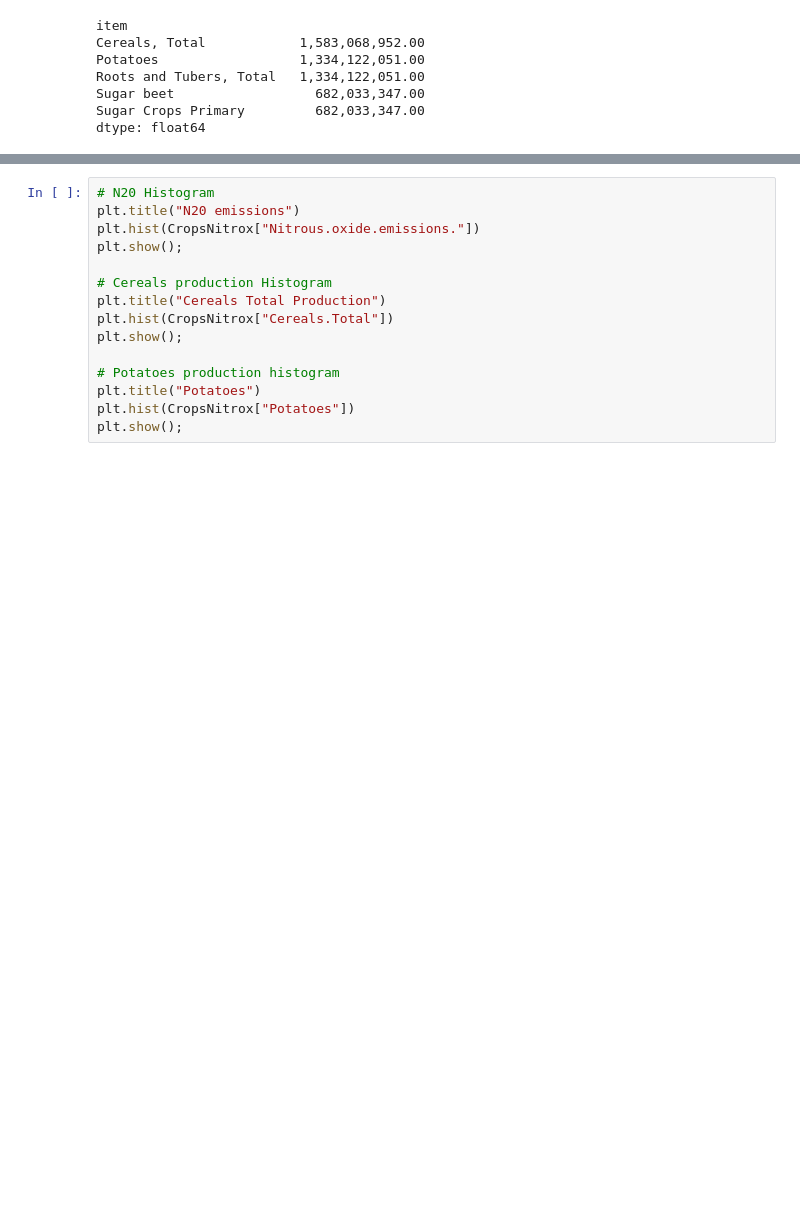
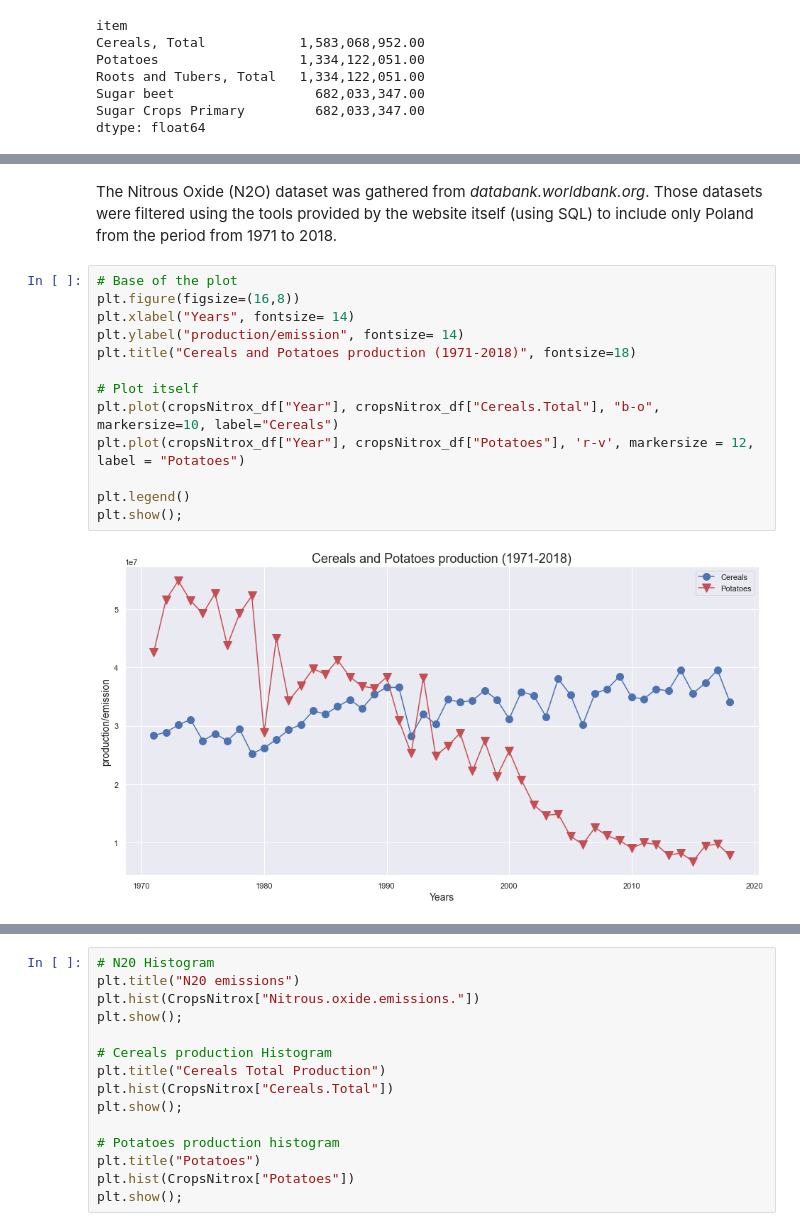
Before and after one commit to Alejandro-github-mx/statistics-projects, a Jupyter notebook: 2022-02-28-statistics-homework-FoodCC-Poland.ipynb, the cells around one changed output, grey strips where cells are left out. Drawn from its saved outputs; the diff is of its cells as text; blank space fills up the shorter version.

```diff
--- a/2022-02-28-statistics-homework-FoodCC-Poland.ipynb
+++ b/2022-02-28-statistics-homework-FoodCC-Poland.ipynb
@@ -439,0 +230,17 @@ Index(['Year', 'Nitrous.oxide.emissions.', 'Cereals.Total', 'Potatoes'], dtype='
+# %% [markdown]
+The Nitrous Oxide (N2O) dataset was gathered from *databank.worldbank.org*. Those datasets were filtered using the tools provided by the website itself (using SQL) to include only Poland from the period from 1971 to 2018.
+# %%
+# Base of the plot
+plt.figure(figsize=(16,8))
+plt.xlabel("Years", fontsize= 14)
+plt.ylabel("production/emission", fontsize= 14)
+plt.title("Cereals and Potatoes production (1971-2018)", fontsize=18)
+
+# Plot itself
+plt.plot(cropsNitrox_df["Year"], cropsNitrox_df["Cereals.Total"], "b-o", markersize=10, label="Cereals")
+plt.plot(cropsNitrox_df["Year"], cropsNitrox_df["Potatoes"], 'r-v', markersize = 12, label = "Potatoes")
+
+plt.legend()
+plt.show();
+# %% [output]
+[figure, added]
```
Also changed, not shown: parts of 78 cells of this notebook.
